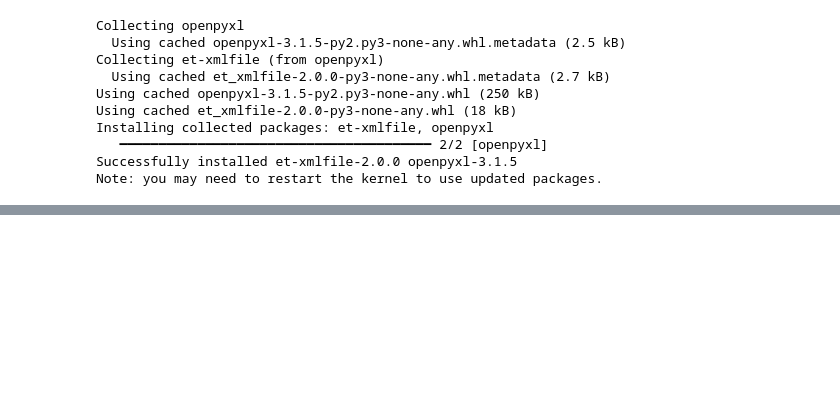
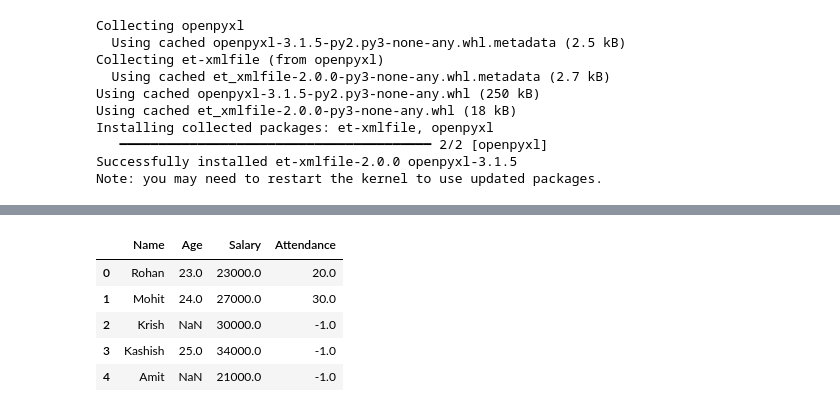
Before and after one commit to datasciencekibaatein/Machine-Learning-Batches, a Jupyter notebook: MachineLearning78/pandasLectures/01-lecture.ipynb, the cells around one changed output, grey strips where cells are left out. Cells and saved outputs as stored; diff of their text form; code cells hidden in the pictures; blank space fills up the shorter version.

```diff
--- a/MachineLearning78/pandasLectures/01-lecture.ipynb
+++ b/MachineLearning78/pandasLectures/01-lecture.ipynb
@@ -179,0 +325,2 @@ temp.to_excel("SpecificRecords.xlsx")
+# %%
+df['Attendance'] = df['Attendance'].fillna(-1)
@@ -179,0 +331,11 @@ temp.to_excel("SpecificRecords.xlsx")
+# %%
+df['Salary'] = df['Salary'].fillna(df['Salary'].mean())
+# %%
+df
+# %% [output]
+|  | Name | Age | Salary | Attendance |
+| 0 | Rohan | 23.0 | 23000.0 | 20.0 |
+| 1 | Mohit | 24.0 | 27000.0 | 30.0 |
+| 2 | Krish | NaN | 30000.0 | -1.0 |
+| 3 | Kashish | 25.0 | 34000.0 | -1.0 |
+| 4 | Amit | NaN | 21000.0 | -1.0 |
```
Also changed, not shown: parts of 30 cells of this notebook, 4 other files.
